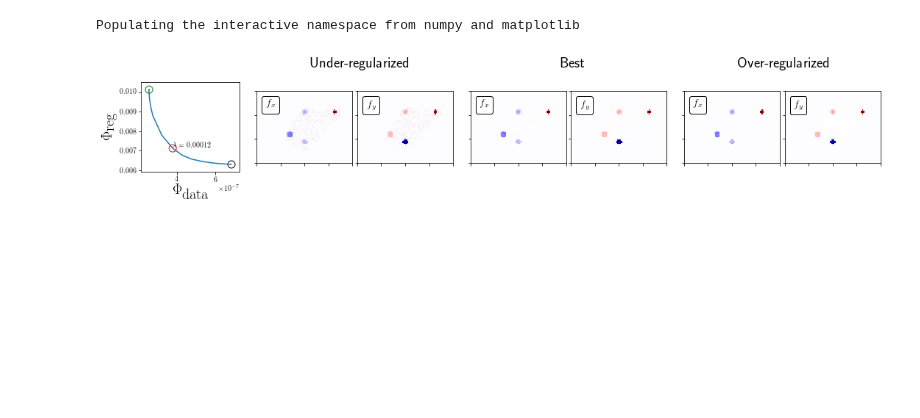
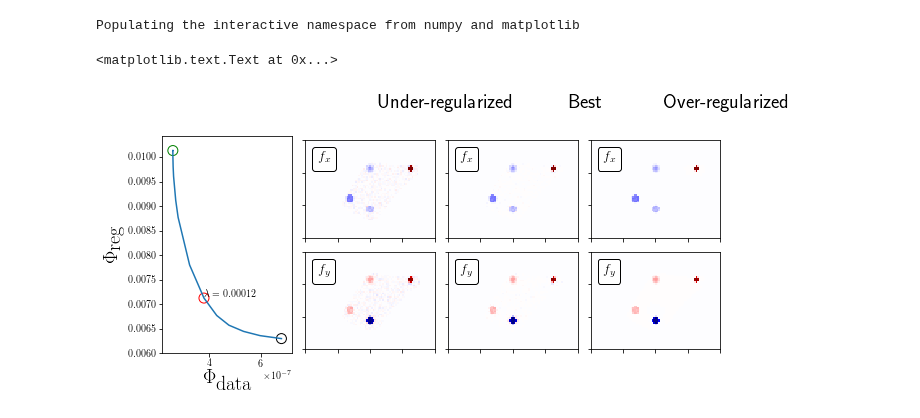
Before and after one commit to jcalifornia/tractionforce, a Jupyter notebook: paper/numerics/supplementfig.ipynb, the cells around one changed output. Drawn from its saved outputs; the diff is of its cells as text; code cells hidden in the pictures; blank space fills up the shorter version.

```diff
--- a/paper/numerics/supplementfig.ipynb
+++ b/paper/numerics/supplementfig.ipynb
@@ -71,9 +71,9 @@ over_s_vals_y = results[-1][0][1]*1e4
 xlattice = bestresult[0][2]
 ylattice = bestresult[0][2]
 # %%
-fig = plt.figure(figsize=(18,2.25))
+fig = plt.figure(figsize=(10,4))
 maxval = 2e-4* 1e4
-gs0 = gridspec.GridSpec(1,4, hspace = 0.1,wspace=0.1,width_ratios = [0.5,1,1,1])
+gs0 = gridspec.GridSpec(1,4, hspace = 0.1,wspace=0.1,width_ratios = [1,1,1,1])
 gs_j = []
 
 ax = []
@@ -90,11 +90,11 @@ ax[-1].set_xlabel(r"$\Phi_{\textrm{data}}$",fontsize=20)
 ax[-1].set_ylabel(r"$\Phi_{\textrm{reg}}$",fontsize=20)
 #########################################
 
-gs_j += [gridspec.GridSpecFromSubplotSpec(1,2,
+gs_j += [gridspec.GridSpecFromSubplotSpec(2,1,
                 subplot_spec=gs0[1],
-                width_ratios = [1,1], hspace = 0.05,wspace=0.05)]
+                hspace = 0.05,wspace=0.05)]
 
-ax += [plt.Subplot(fig, gs_j[-1][0,0])]
+ax += [plt.Subplot(fig, gs_j[-1][0])]
 fig.add_subplot(ax[-1])
 im+= [ax[-1].pcolormesh(under_s_vals_x,rasterized=True,
                      cmap='seismic_r',vmax=maxval,vmin=-maxval)]
@@ -111,7 +111,7 @@ at = AnchoredText("${f}_{x}$",
 at.patch.set_boxstyle("round,pad=0.,rounding_size=0.2")
 ax[-1].add_artist(at)
 
-ax += [plt.Subplot(fig, gs_j[-1][0,1])]
+ax += [plt.Subplot(fig, gs_j[-1][1])]
 fig.add_subplot(ax[-1])
 im+= [ax[-1].pcolormesh(under_s_vals_y,rasterized=True,
                      cmap='seismic_r',vmax=maxval,vmin=-maxval)]
@@ -129,11 +129,11 @@ ax[-1].add_artist(at)
 
 #########################################
 
-gs_j += [gridspec.GridSpecFromSubplotSpec(1,2,
+gs_j += [gridspec.GridSpecFromSubplotSpec(2,1,
                 subplot_spec=gs0[2],
-                width_ratios = [1,1], hspace = 0.05,wspace=0.05)]
+                hspace = 0.05,wspace=0.05)]
 
-ax += [plt.Subplot(fig, gs_j[-1][0,0])]
+ax += [plt.Subplot(fig, gs_j[-1][0])]
 fig.add_subplot(ax[-1])
 im+= [ax[-1].pcolormesh(best_s_vals_x,rasterized=True,
                      cmap='seismic_r',vmax=maxval,vmin=-maxval)]
@@ -149,7 +149,7 @@ at = AnchoredText("${f}_{x}$",
 at.patch.set_boxstyle("round,pad=0.,rounding_size=0.2")
 ax[-1].add_artist(at)
 
-ax += [plt.Subplot(fig, gs_j[-1][0,1])]
+ax += [plt.Subplot(fig, gs_j[-1][1])]
 fig.add_subplot(ax[-1])
 im+= [ax[-1].pcolormesh(best_s_vals_y,rasterized=True,
                      cmap='seismic_r',vmax=maxval,vmin=-maxval)]
@@ -167,11 +167,11 @@ ax[-1].add_artist(at)
 
 #########################################
 
-gs_j += [gridspec.GridSpecFromSubplotSpec(1,2,
+gs_j += [gridspec.GridSpecFromSubplotSpec(2,1,
                 subplot_spec=gs0[3],
-                width_ratios = [1,1], hspace = 0.05,wspace=0.05)]
+                hspace = 0.05,wspace=0.05)]
 
-ax += [plt.Subplot(fig, gs_j[-1][0,0])]
+ax += [plt.Subplot(fig, gs_j[-1][0])]
 fig.add_subplot(ax[-1])
 im+= [ax[-1].pcolormesh(over_s_vals_x,rasterized=True,
                      cmap='seismic_r',vmax=maxval,vmin=-maxval)]
@@ -180,34 +180,35 @@ im[-1].axes.set_aspect('equal')
 ax[-1].set_yticklabels([])
 ax[-1].set_xticklabels([])
 
 at = AnchoredText("${f}_{x}$",
               prop=dict(size=14), frameon=True,
               loc=2,
               )
 at.patch.set_boxstyle("round,pad=0.,rounding_size=0.2")
 ax[-1].add_artist(at)
 
-ax += [plt.Subplot(fig, gs_j[-1][0,1])]
+ax += [plt.Subplot(fig, gs_j[-1][1])]
 fig.add_subplot(ax[-1])
 im+= [ax[-1].pcolormesh(over_s_vals_y,rasterized=True,
                      cmap='seismic_r',vmax=maxval,vmin=-maxval)]
 im[-1].axes.set_aspect('equal')
 
 ax[-1].set_yticklabels([])
 ax[-1].set_xticklabels([])
 
 at = AnchoredText("${f}_{y}$",
               prop=dict(size=14), frameon=True,
               loc=2,
               )
 at.patch.set_boxstyle("round,pad=0.,rounding_size=0.2")
 ax[-1].add_artist(at)
 
 ax[1].text(45,80,r"Under-regularized",fontsize=20)
 ax[3].text(75,80,r"Best",fontsize=20)
 ax[5].text(45,80,r"Over-regularized",fontsize=20)
 
-plt.savefig("../figures/fig11.pdf",bbox_inches='tight',
-               transparent=True)
+#plt.savefig("../figures/fig11.pdf",bbox_inches='tight',
+#               transparent=True)
 # %% [output]
+<matplotlib.text.Text at 0x...>
-[figure, old version]
+[figure, new version]
```
Also changed, not shown: 8 other files.
